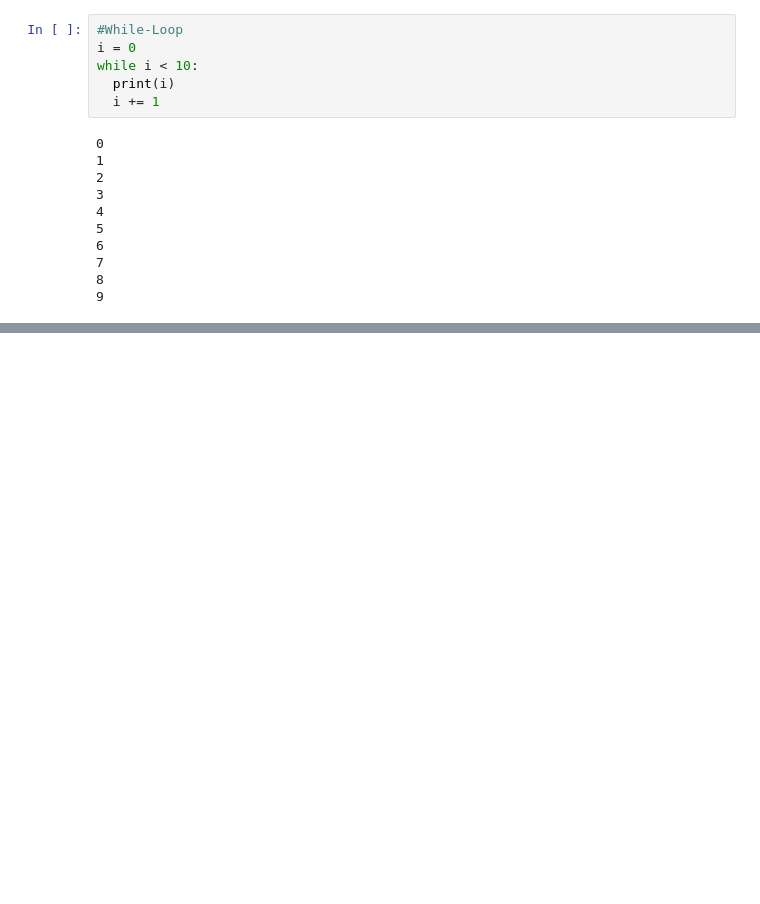
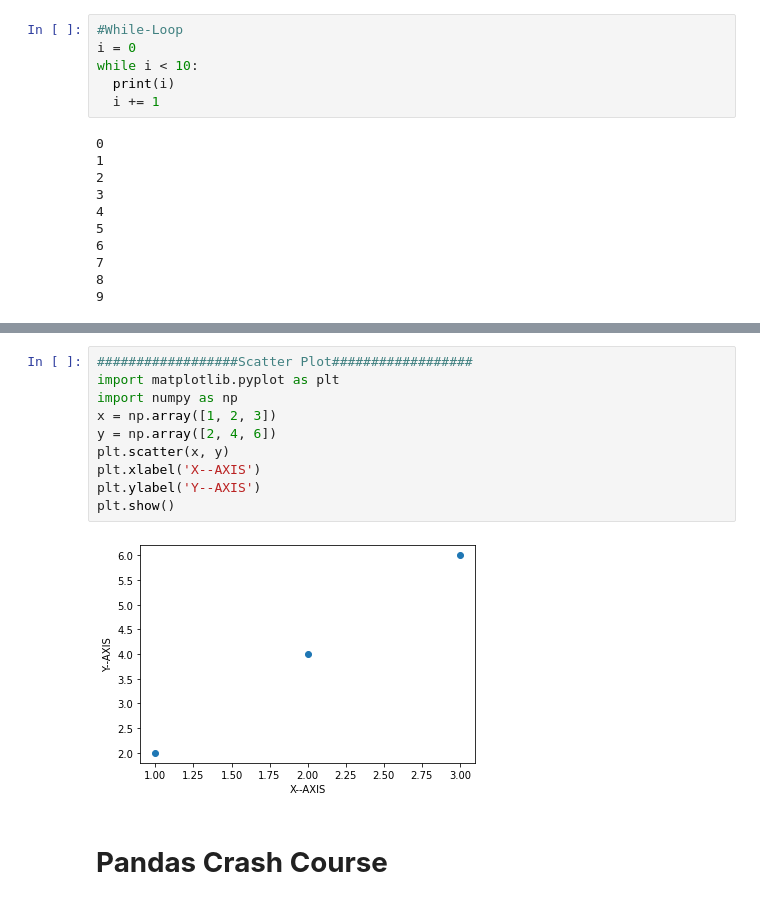
Before and after one commit to amritv308/Python-Coding-from-beginners-to-expert, a Jupyter notebook: Python_Crash_Course.ipynb, the cells around one changed output, grey strips where cells are left out. Drawn from its saved outputs; the diff is of its cells as text; blank space fills up the shorter version.

```diff
--- a/Python_Crash_Course.ipynb
+++ b/Python_Crash_Course.ipynb
@@ -109,0 +217,14 @@ while i < 10:
+# %%
+##################Scatter Plot##################
+import matplotlib.pyplot as plt
+import numpy as np
+x = np.array([1, 2, 3])
+y = np.array([2, 4, 6])
+plt.scatter(x, y)
+plt.xlabel('X--AXIS')
+plt.ylabel('Y--AXIS')
+plt.show()
+# %% [output]
+[figure, added]
+# %% [markdown]
+# **Pandas Crash Course**
```
Also changed, not shown: parts of 13 cells of this notebook.
